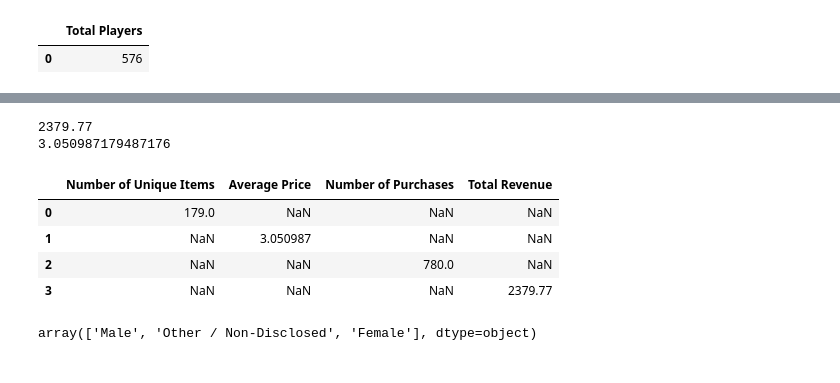
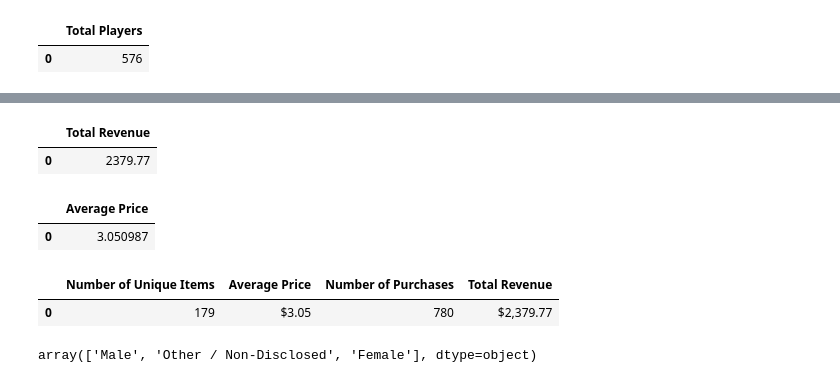
Before and after one commit to nikoelvambuena95/pandas-challenge, a Jupyter notebook: Pandas_homework.ipynb, the cells around one changed output, grey strips where cells are left out. Saved outputs shown, nothing was run; the diff lists cells and outputs as text; code cells hidden in the pictures.

Commit message:
Purchasing Analysis (Total) data frame

```diff
--- a/Pandas_homework.ipynb
+++ b/Pandas_homework.ipynb
@@ -42,22 +45,28 @@ total_purchases = len(purchase_data_df)
+# %%
+#Total revenue = Sum of 'Price' column
+total_revenue = purchase_data_df['Price'].sum()
+# %% [output]
+|  | Total Revenue |
+| 0 | 2379.77 |
 # %%
-#Total revenue = Sum of 'Price' column
-total_revenue = purchase_data_df['Price'].sum()
-
 #Average price paid = mean of 'Price' column
 average_price = purchase_data_df['Price'].mean()
 # %% [output]
-2379.77
-3.050987179487176
+|  | Average Price |
+| 0 | 3.050987 |
 # %%
-#'Purchasing Analysis Total'
-purchasing_analysis_total_df = pd.DataFrame([{'Number of Unique Items':total_items},{'Average Price':average_price},{'Number of Purchases':total_purchases},{'Total Revenue':total_revenue}])
+##'Purchasing Analysis (Total) data frame'
+purchasing_analysis_total_df = pd.DataFrame([{
+    'Number of Unique Items':total_items,
+'Average Price':average_price,
+'Number of Purchases':total_purchases,
+'Total Revenue':total_revenue}])
+purchasing_analysis_total_df['Average Price'] = purchasing_analysis_total_df['Average Price'].map("${0:,.2f}".format)
+purchasing_analysis_total_df['Total Revenue'] = purchasing_analysis_total_df['Total Revenue'].map("${0:,.2f}".format)
 purchasing_analysis_total_df
 # %% [output]
 |  | Number of Unique Items | Average Price | Number of Purchases | Total Revenue |
-| 0 | 179.0 | NaN | NaN | NaN |
-| 1 | NaN | 3.050987 | NaN | NaN |
-| 2 | NaN | NaN | 780.0 | NaN |
-| 3 | NaN | NaN | NaN | 2379.77 |
+| 0 | 179 | $3.05 | 780 | $2,379.77 |
 # %%
 #Unique values in 'Gender' column
 unique_gender_values = purchase_data_df['Gender'].unique()
```
Also changed, not shown: parts of 3 cells of this notebook.
